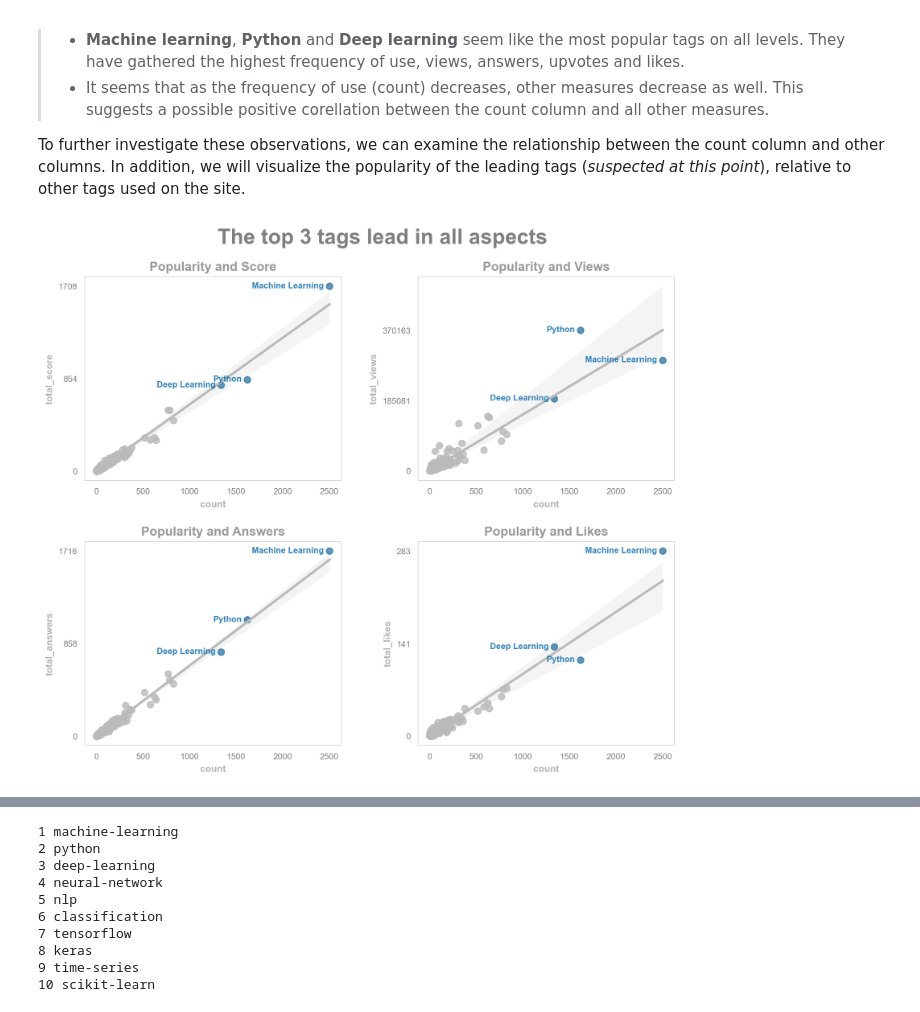
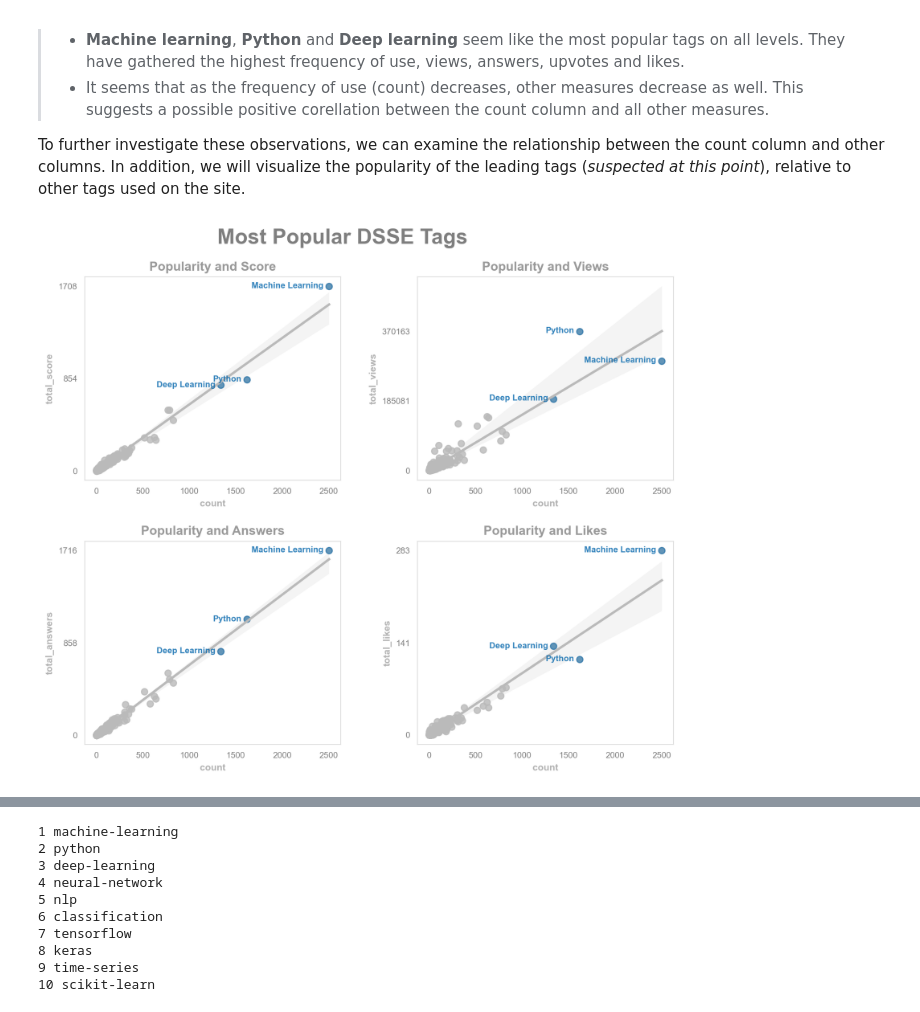
Before and after one commit to Lippins/Popular_DS_questions, a Jupyter notebook: notebook.ipynb, the cells around one changed output, grey strips where cells are left out. Cells and saved outputs as stored; diff of their text form; code cells hidden in the pictures.

```diff
--- a/notebook.ipynb
+++ b/notebook.ipynb
@@ -273,40 +276,44 @@ fig = plt.figure(figsize=(10,8))
 facets = col_dict['aggregate_names']
 leading_tags = ['machine-learning', 'python', 'deep-learning']
 
+# Generate count vs measure plots
 for index, col in zip(range(4), facets):
     plt.subplot(2, 2, index+1)
     sns.regplot(data=aggregate_df, x='count', y=col,
                 color='#BABABA')
 
     plt.scatter(data=aggregate_df.loc[leading_tags],
                 x='count', y=col,
                 c='#0064AB', alpha=0.5)
 
+    # Annotate the leadings
     for tag in leading_tags:
         plt.text(x=aggregate_df.loc[tag, 'count']-60,
                  y=aggregate_df.loc[tag, col] - aggregate_df[col].max()/100,
                  s= tag.replace('-', ' ').title(), alpha=0.8,
                  fontsize=8, color='#0064AB', fontweight='bold',
                  ha='right')
 
     plt.xticks(color='gray', fontsize=8)
     plt.yticks([0, int(aggregate_df[col].max()/2), aggregate_df[col].max()],
                color='gray', fontsize=8)
     plt.xlabel('count', fontsize='9', fontweight='bold', alpha=0.3)
     plt.ylabel(col, fontsize='9', fontweight='bold', alpha=0.3)
     plt.title('Popularity and {}'.format(col.split('_')[1].title()), weight='bold', alpha=0.4)
 
+# Set attributes common to all plots
 axes_list = fig.get_axes()
 for ax in axes_list:
     for loc in ['left', 'bottom', 'top', 'right']:
         ax.spines[loc].set_color('#DDD')
     ax.tick_params(left=False, bottom=False)
 
+# Plot title
 axes_list[0].text(x= 1300, y= 2100, fontsize=20, fontweight='bold', alpha=0.5,
-                  s='The top 3 tags lead in all aspects')
+                  s='Most Popular DSSE Tags')
 
 plt.subplots_adjust(hspace=0.3, wspace=0.3);
 # %% [output]
-[figure, old version]
+[figure, new version]
 # %% [markdown]
 #### Notes:
```
Also changed, not shown: parts of 14 cells of this notebook, 1 other file.
